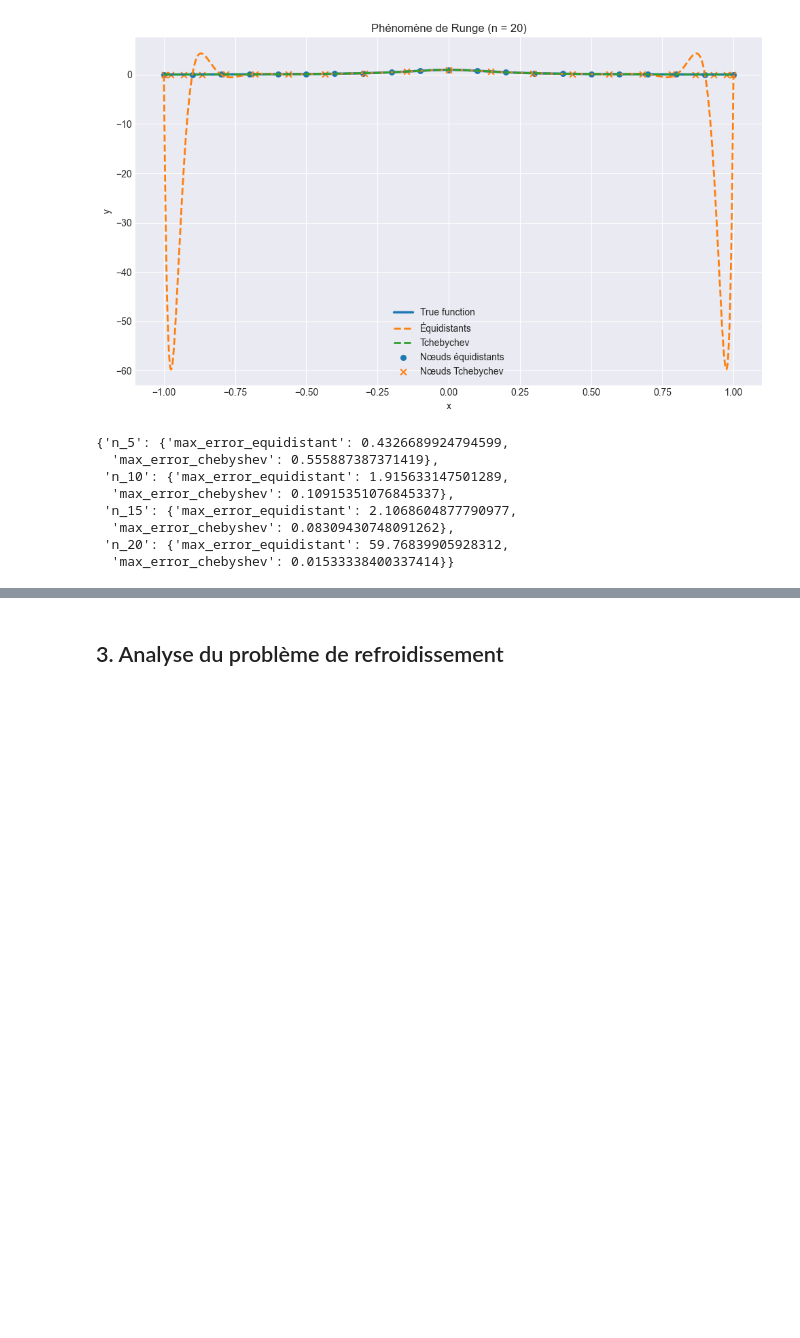
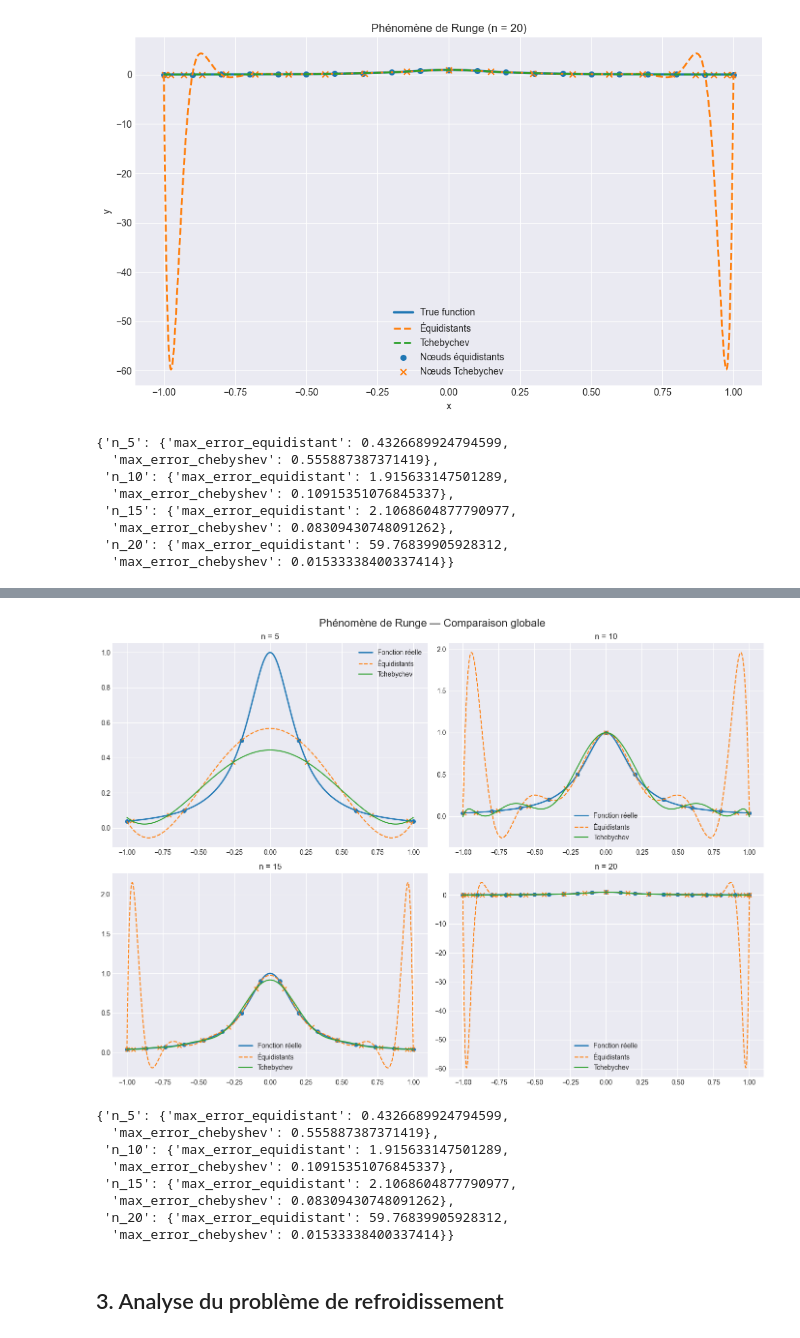
Before and after one commit to Karima-Haddad/Projet-d-analyse-num-rique, a Jupyter notebook: main_numerical_analysis_notebook.ipynb, the cells around one changed output, grey strips where cells are left out. Drawn from its saved outputs; the diff is of its cells as text; code cells hidden in the pictures; blank space fills up the shorter version.

Commit message:
runge

```diff
--- a/main_numerical_analysis_notebook.ipynb
+++ b/main_numerical_analysis_notebook.ipynb
@@ -205,3 +205,70 @@ Erreur max (points de Tchebychev) : 1.533338e-02
   'max_error_chebyshev': 0.08309430748091262},
  'n_20': {'max_error_equidistant': 59.76839905928312,
   'max_error_chebyshev': 0.01533338400337414}}
+# %%
+def study_runge_notebook() -> dict:
+    a, b = -1.0, 1.0
+    x_fine = np.linspace(a, b, 1000)
+    y_true = runge_function(x_fine)
+
+    degrees = [5, 10, 15, 20]
+    results = {}
+
+    # créer une figure avec 2x2 sous-graphes
+    fig, axes = plt.subplots(2, 2, figsize=(14, 10))
+    axes = axes.flatten()  # pour itérer facilement
+
+    for i, n in enumerate(degrees):
+        ax = axes[i]
+
+        x_equi = np.linspace(a, b, n + 1)
+        y_equi = runge_function(x_equi)
+
+        x_cheb = chebyshev_nodes(a, b, n + 1)
+        y_cheb = runge_function(x_cheb)
+
+        interp_equi = PolynomialInterpolation(x_equi, y_equi)
+        interp_cheb = PolynomialInterpolation(x_cheb, y_cheb)
+
+        y_equi_interp = interp_equi.evaluate(x_fine, method="newton")
+        y_cheb_interp = interp_cheb.evaluate(x_fine, method="newton")
+
+        err_equi = float(np.max(np.abs(y_true - y_equi_interp)))
+        err_cheb = float(np.max(np.abs(y_true - y_cheb_interp)))
+
+        results[f"n_{n}"] = {
+            "max_error_equidistant": err_equi,
+            "max_error_chebyshev": err_cheb,
+        }
+
+        print(f"\nDegré n = {n}")
+        print(f"Erreur max (points équidistants) : {err_equi:.6e}")
+        print(f"Erreur max (points de Tchebychev) : {err_cheb:.6e}")
+
+        # 👉 tracer sur le subplot correspondant
+        ax.plot(x_fine, y_true, label="Fonction réelle", linewidth=2)
+        ax.plot(x_fine, y_equi_interp, label="Équidistants",linestyle="--")
+        ax.plot(x_fine, y_cheb_interp, label="Tchebychev")
+
+        ax.scatter(x_equi, y_equi, marker="o", s=30)
+        ax.scatter(x_cheb, y_cheb, marker="x", s=40)
+
+        ax.set_title(f"n = {n}")
+        ax.legend()
+        ax.grid(True)
+
+    # ajustement global
+    plt.suptitle("Phénomène de Runge — Comparaison globale", fontsize=16)
+    plt.tight_layout()
+
+
+    # sauvegarde d'une seule image
+    save_current_figure("runge_all.png")
+
+    plt.show()
+    plt.close()
+
+    return results
+
+study_runge_notebook()
+# %% [output]
@@ -208,3 +290,12 @@ Erreur max (points de Tchebychev) : 1.533338e-02
+[figure, added]
+{'n_5': {'max_error_equidistant': 0.4326689924794599,
+  'max_error_chebyshev': 0.555887387371419},
+ 'n_10': {'max_error_equidistant': 1.915633147501289,
+  'max_error_chebyshev': 0.10915351076845337},
+ 'n_15': {'max_error_equidistant': 2.1068604877790977,
+  'max_error_chebyshev': 0.08309430748091262},
+ 'n_20': {'max_error_equidistant': 59.76839905928312,
+  'max_error_chebyshev': 0.01533338400337414}}
 # %% [markdown]
 ## 3. Analyse du problème de refroidissement
 # %%
```
Also changed, not shown: parts of 2 cells of this notebook.
